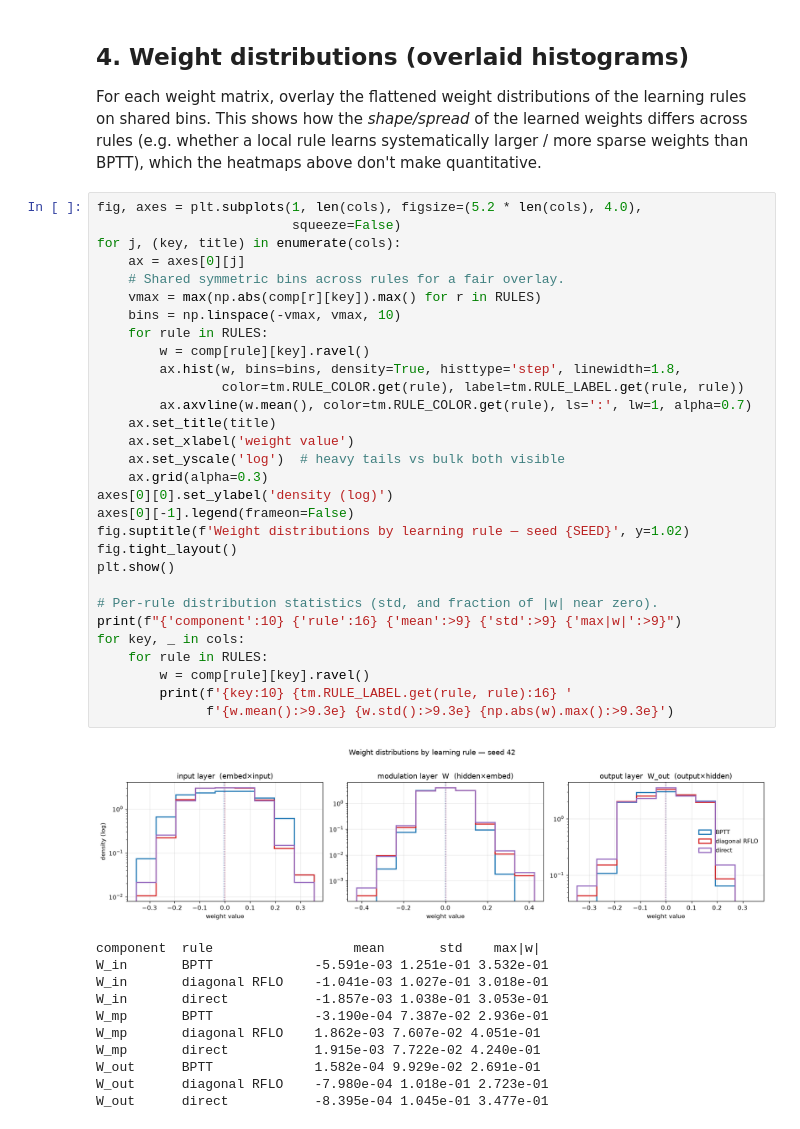
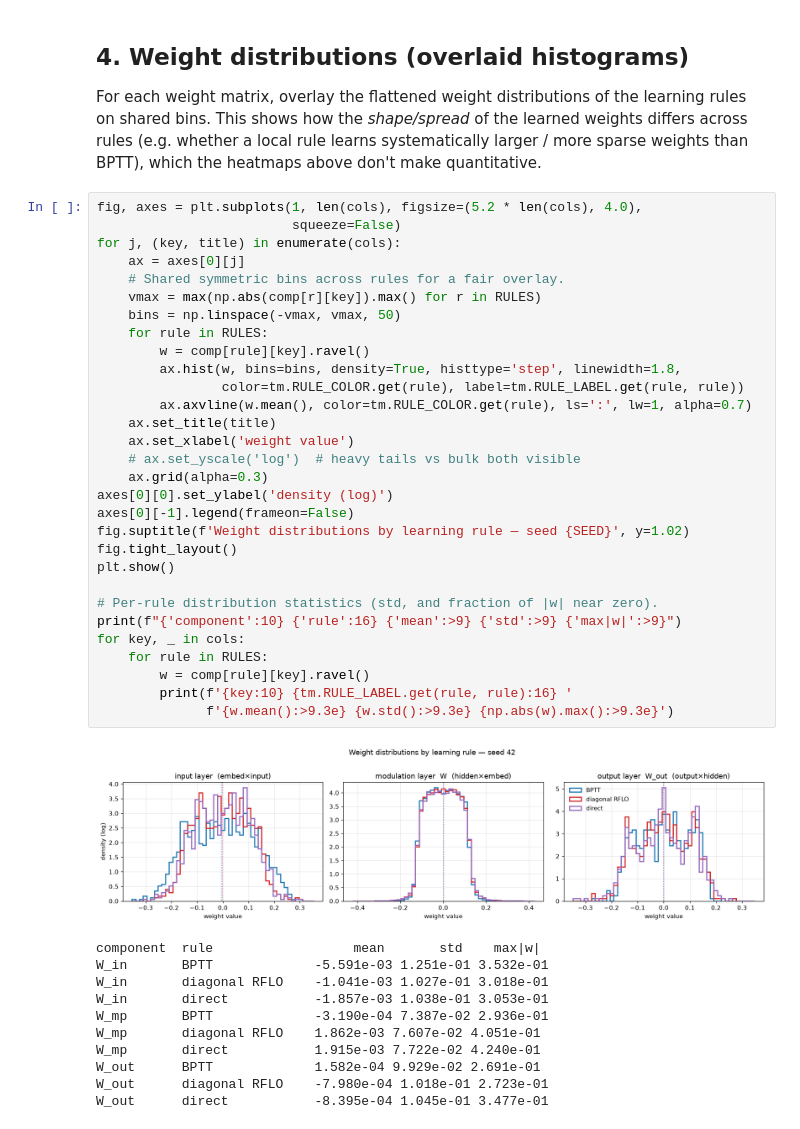
Before and after one commit to StevenZhang0116/mpn_local_learning, a Jupyter notebook: notebooks/visualize_trained_networks.ipynb, the cells around one changed output. Cells and saved outputs as stored; diff of their text form.

```diff
--- a/notebooks/visualize_trained_networks.ipynb
+++ b/notebooks/visualize_trained_networks.ipynb
@@ -124,35 +124,35 @@ heatmaps above don't make quantitative.
 # %%
 fig, axes = plt.subplots(1, len(cols), figsize=(5.2 * len(cols), 4.0),
                          squeeze=False)
 for j, (key, title) in enumerate(cols):
     ax = axes[0][j]
     # Shared symmetric bins across rules for a fair overlay.
     vmax = max(np.abs(comp[r][key]).max() for r in RULES)
-    bins = np.linspace(-vmax, vmax, 10)
+    bins = np.linspace(-vmax, vmax, 50)
     for rule in RULES:
         w = comp[rule][key].ravel()
         ax.hist(w, bins=bins, density=True, histtype='step', linewidth=1.8,
                 color=tm.RULE_COLOR.get(rule), label=tm.RULE_LABEL.get(rule, rule))
         ax.axvline(w.mean(), color=tm.RULE_COLOR.get(rule), ls=':', lw=1, alpha=0.7)
     ax.set_title(title)
     ax.set_xlabel('weight value')
-    ax.set_yscale('log')  # heavy tails vs bulk both visible
+    # ax.set_yscale('log')  # heavy tails vs bulk both visible
     ax.grid(alpha=0.3)
 axes[0][0].set_ylabel('density (log)')
 axes[0][-1].legend(frameon=False)
 fig.suptitle(f'Weight distributions by learning rule — seed {SEED}', y=1.02)
 fig.tight_layout()
 plt.show()
 
 # Per-rule distribution statistics (std, and fraction of |w| near zero).
 print(f"{'component':10} {'rule':16} {'mean':>9} {'std':>9} {'max|w|':>9}")
 for key, _ in cols:
     for rule in RULES:
         w = comp[rule][key].ravel()
         print(f'{key:10} {tm.RULE_LABEL.get(rule, rule):16} '
               f'{w.mean():>9.3e} {w.std():>9.3e} {np.abs(w).max():>9.3e}')
 # %% [output]
-[figure, old version]
+[figure, new version]
 component  rule                  mean       std    max|w|
 W_in       BPTT             -5.591e-03 1.251e-01 3.532e-01
 W_in       diagonal RFLO    -1.041e-03 1.027e-01 3.018e-01
```
Also changed, not shown: parts of 2 cells of this notebook, 3 other files.
